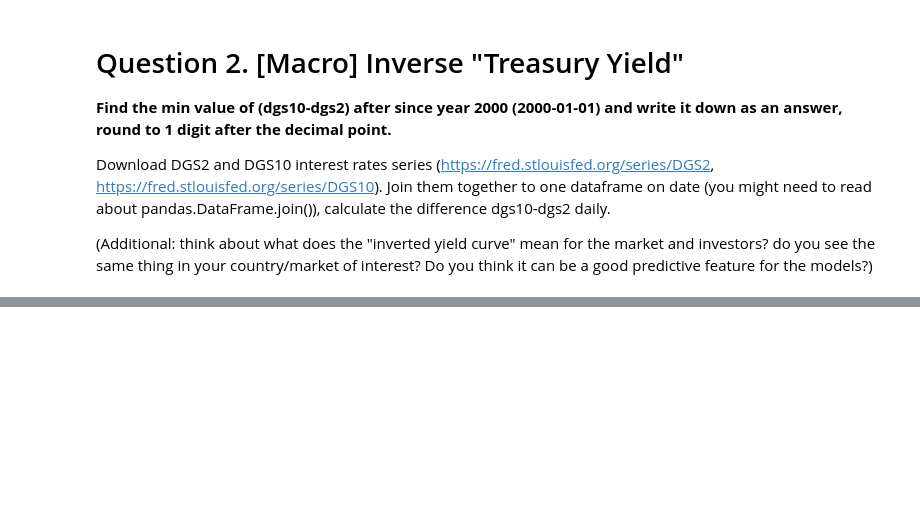
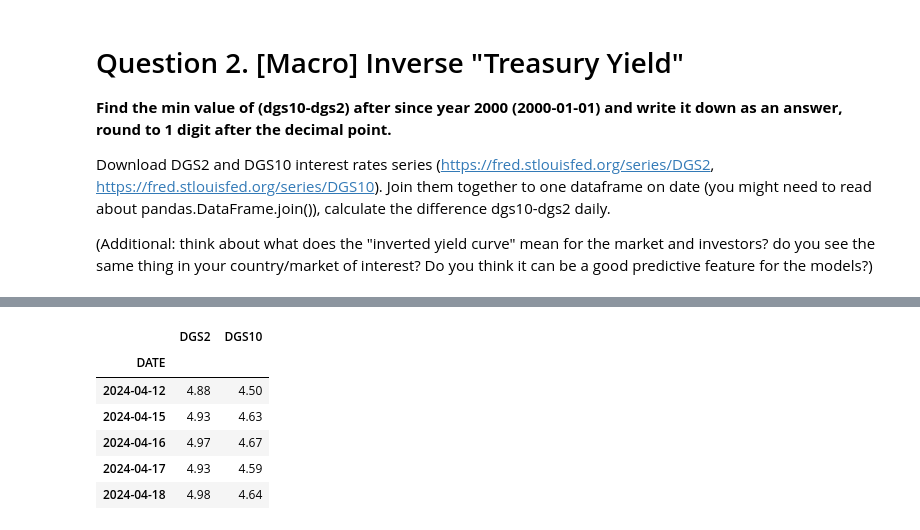
Before and after one commit to genagma/stock-markets-analytics-zoomcamp-workspace, a Jupyter notebook: notebooks/homework_1.ipynb, the cells around one changed output, grey strips where cells are left out. Cells and saved outputs as stored; diff of their text form; code cells hidden in the pictures; blank space fills up the shorter version.

```diff
--- a/notebooks/homework_1.ipynb
+++ b/notebooks/homework_1.ipynb
@@ -73,0 +98,11 @@ Download DGS2 and DGS10 interest rates series (https://fred.stlouisfed.org/serie
+# %%
+dsg_2_10 = dgs2.join(dgs10,  on='DATE')
+dsg_2_10.tail()
+# %% [output]
+|  | DGS2 | DGS10 |
+| DATE |  |  |
+| 2024-04-12 | 4.88 | 4.50 |
+| 2024-04-15 | 4.93 | 4.63 |
+| 2024-04-16 | 4.97 | 4.67 |
+| 2024-04-17 | 4.93 | 4.59 |
+| 2024-04-18 | 4.98 | 4.64 |
```
Also changed, not shown: parts of 4 cells of this notebook.
